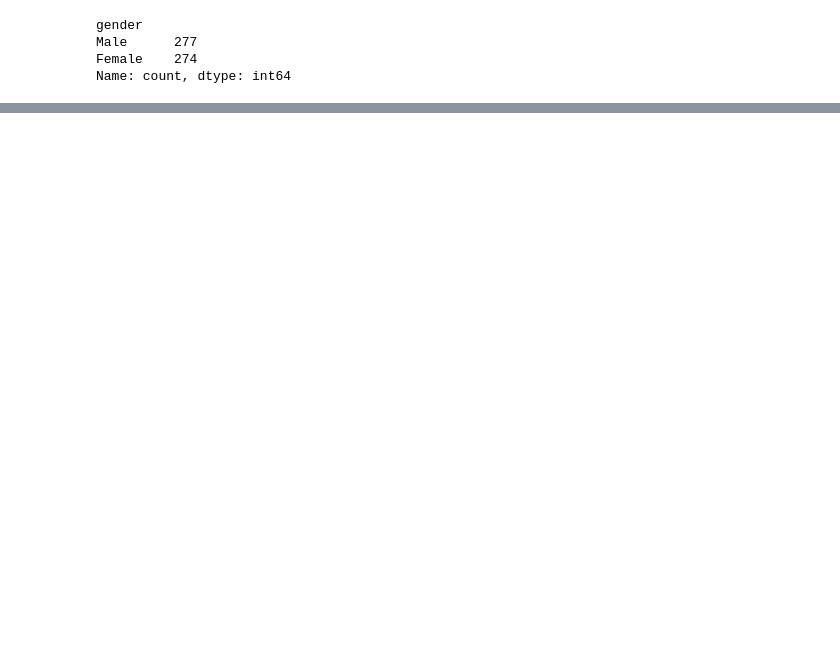
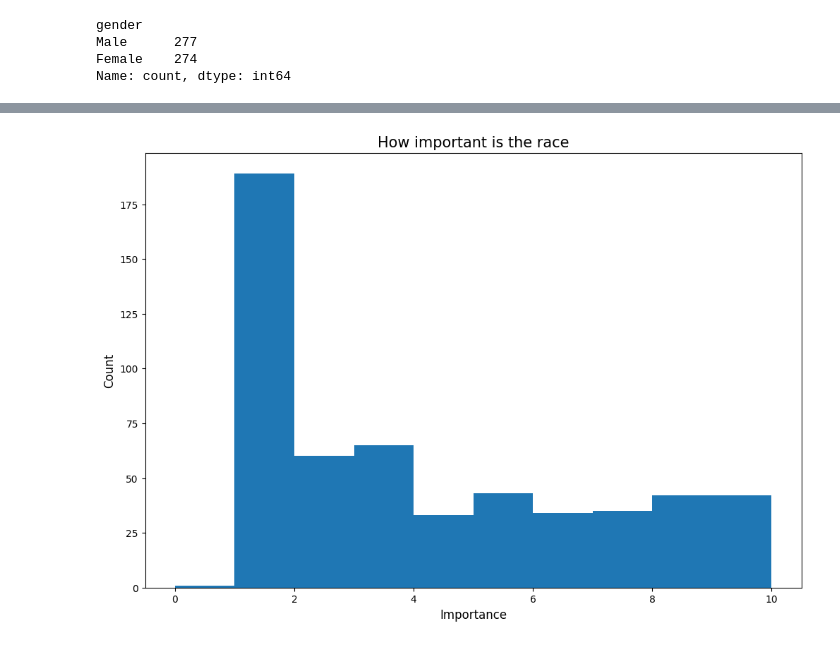
Before and after one commit to JudoboyAlex/predict_a_potential_match_in_dating, a Jupyter notebook: final_project.ipynb, the cells around one changed output, grey strips where cells are left out. Saved outputs shown, nothing was run; the diff lists cells and outputs as text; code cells hidden in the pictures; blank space fills up the shorter version.

```diff
--- a/final_project.ipynb
+++ b/final_project.ipynb
@@ -145,0 +158,8 @@ Name: count, dtype: int64
+# %%
+speed_dating_events_analysis_data['race'] = speed_dating_events_analysis_data.race.map({1: 'Black', 2: 'White', 3: 'Hispanic',
+                          4: 'Asian', 6: 'Other'}).fillna(speed_dating_events_analysis_data.race)
+speed_dating_events_data['race'] = speed_dating_events_data.race.map({1: 'Black', 2: 'White', 3: 'Hispanic',
+                          4: 'Asian', 6: 'Other'}).fillna(speed_dating_events_data.race)
+speed_dating_events_data['race_o'] = speed_dating_events_data.race_o.map({1: 'Black', 2: 'White', 3: 'Hispanic',
+                          4: 'Asian', 6: 'Other'}).fillna(speed_dating_events_data.race_o)
+speed_dating_events_analysis_data.race.value_counts(dropna=False)
@@ -145,0 +199,8 @@ Name: count, dtype: int64
+# %%
+ax = speed_dating_events_analysis_data.imprace.hist(bins=10, figsize=(12,8))
+ax.set_title('How important is the race', fontsize=15)
+ax.set_xlabel('Importance',fontsize=12)
+ax.set_ylabel('Count', fontsize=12)
+ax.grid(False)
+# %% [output]
+[figure, added]
```
Also changed, not shown: parts of 20 cells of this notebook.
